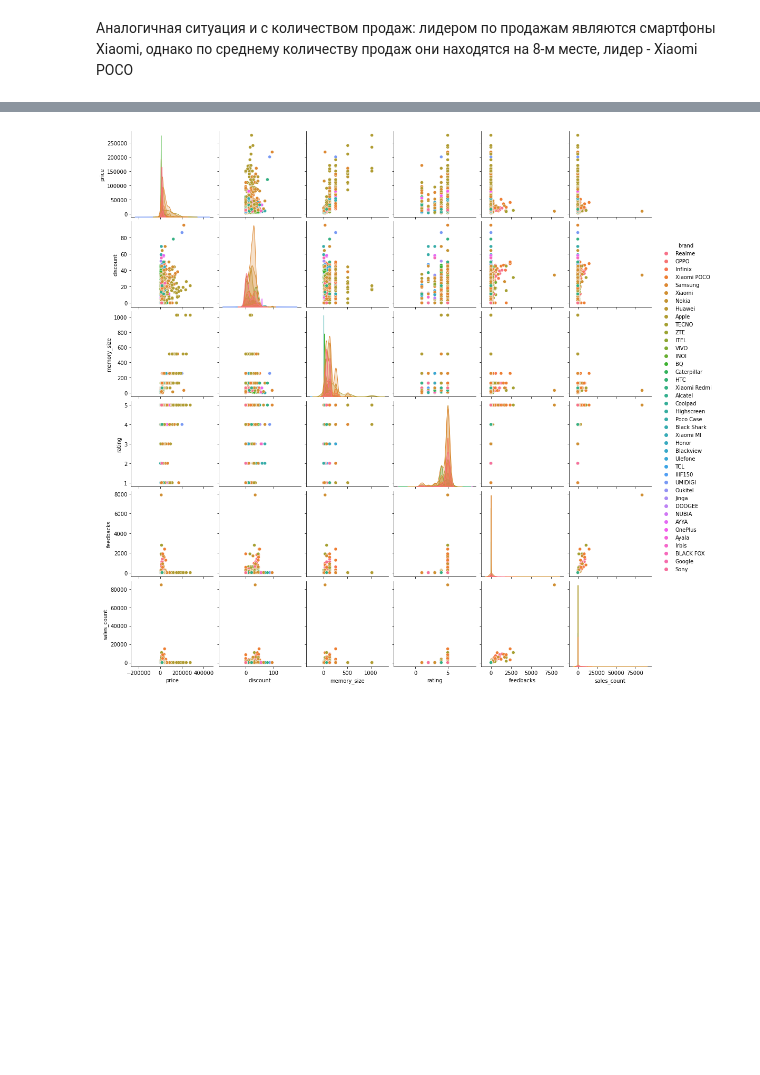
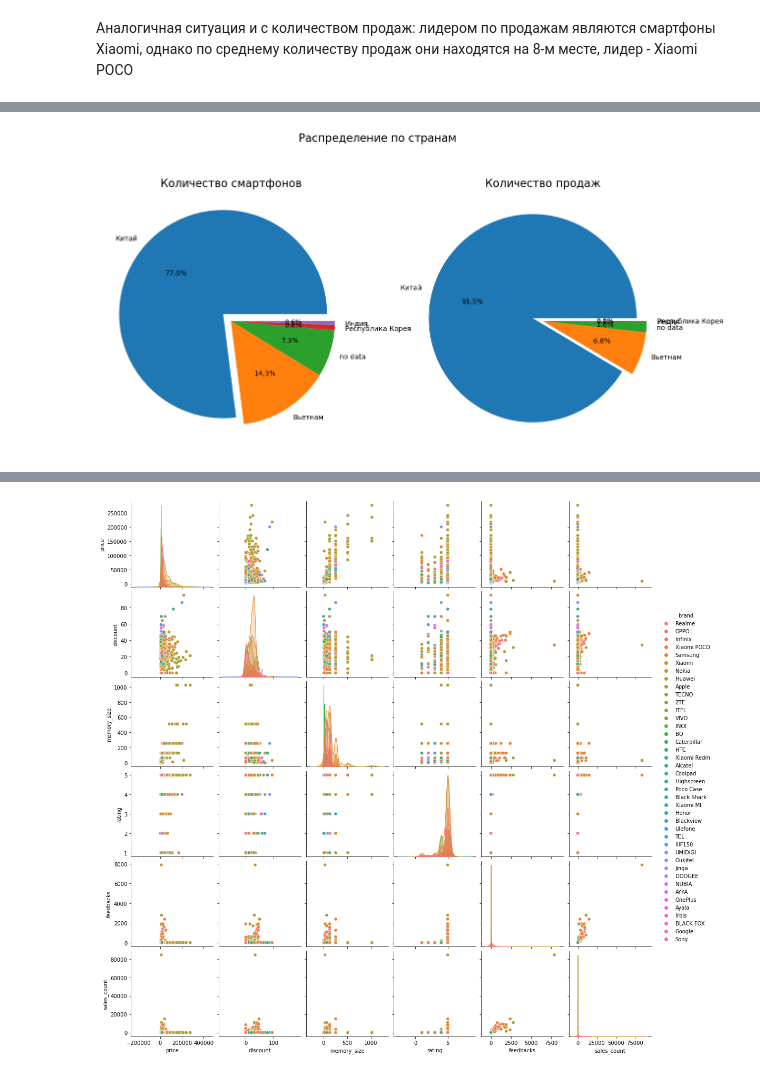
Before and after one commit to YurezSml/Dataton2022, a Jupyter notebook: DataAnalysisVisu.ipynb, the cells around one changed output, grey strips where cells are left out. Saved outputs shown, nothing was run; the diff lists cells and outputs as text; code cells hidden in the pictures; blank space fills up the shorter version.

```diff
--- a/DataAnalysisVisu.ipynb
+++ b/DataAnalysisVisu.ipynb
@@ -266,0 +239,24 @@ boxplot.grid();
+# %%
+fig, axes = plt.subplots(nrows=1, ncols=2, figsize=(15, 15))
+fig.suptitle('Распределение по странам', fontsize=16, y=0.75)
+
+countries_count = df['country'].value_counts()[:5]
+axes[0].pie(
+    countries_count,
+    labels=countries_count.index,
+    autopct='%.1f%%',
+    explode = [0.1, 0, 0, 0, 0]
+);
+axes[0].set_title('Количество смартфонов', fontsize=16)
+
+summ_feedbacks_by_brand = df.groupby(['country'])[['sales_count']].sum().reset_index()
+summ_feedbacks_by_brand = summ_feedbacks_by_brand.sort_values('sales_count', ascending=False)[:5]
+axes[1].pie(
+    summ_feedbacks_by_brand['sales_count'],
+    labels=summ_feedbacks_by_brand['country'],
+    autopct='%.1f%%',
+    explode = [0.1, 0, 0, 0, 0]
+)
+axes[1].set_title('Количество продаж', fontsize=16);
+# %% [output]
+[figure, added]
```
Also changed, not shown: parts of 18 cells of this notebook.
